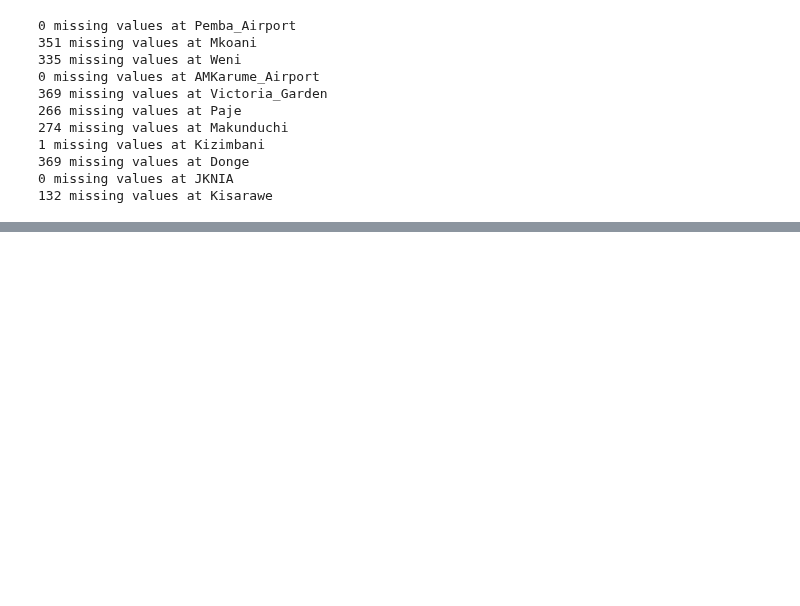
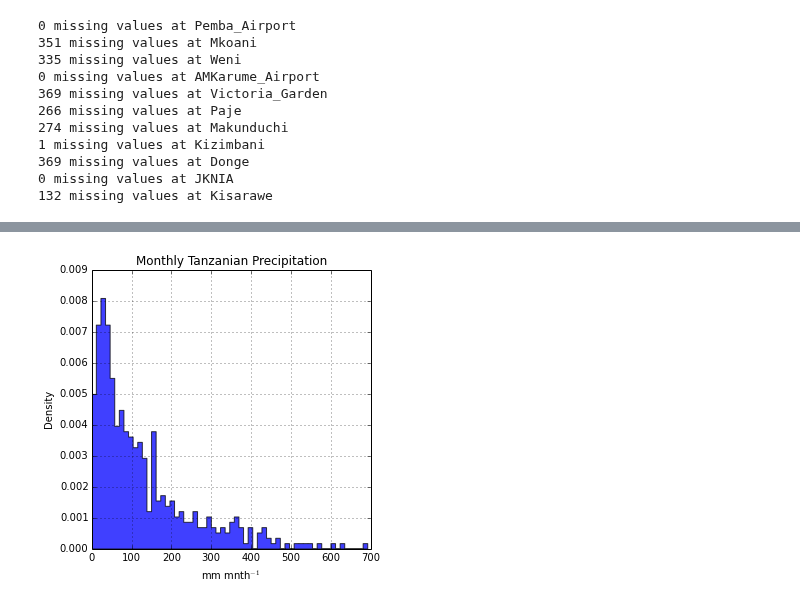
Before and after one commit to benlaken/Nbks, a Jupyter notebook: Precipitation_Tanzania.ipynb, the cells around one changed output, grey strips where cells are left out. Cells and saved outputs as stored; diff of their text form; code cells hidden in the pictures; blank space fills up the shorter version.

```diff
--- a/Precipitation_Tanzania.ipynb
+++ b/Precipitation_Tanzania.ipynb
@@ -22,5 +24,8 @@ tnz_dat.index = pd.date_range('19700101', '20111231', freq='M')   # Set a pd.tim
 # %%
 tmp = np.where(tnz_dat.Pemba_Airport < -10)                       # Find all points where missing value
 tnz_dat.Pemba_Airport[tmp[0]] = np.nan                               # Overwrite -99.0 with NAN
+# %%
+tnz_dat = tnz_dat.drop('mm', 1)
+tnz_dat = tnz_dat.drop('yyyy', 1)
 # %%
 sites=list(tnz_dat)  # List object of the site names
@@ -52,0 +99,21 @@ Object `print` not found.
+# %%
+#qmean.hist(bins=75)
+#tnz_dat.Pemba_Airport.apply(np.log).hist(bins=500)
+
+my_hist = plt.figure()
+my_hist.set_size_inches(5,5)        # Specify the output size
+ax1 = my_hist.add_subplot(111)        # Add an axis frame object to the plot (i.e. a pannel)
+
+
+# the histogram of the data
+n, bins, patches = ax1.hist(qmean, 60, normed=True, facecolor='blue', alpha=0.75,histtype='stepfilled')
+
+plt.xlabel(r'mm mnth$^{-1}$')
+plt.ylabel('Density')
+plt.title(r'Monthly Tanzanian Precipitation')
+#plt.axis([40, 160, 0, 0.03])
+plt.grid(True)
+
+plt.show()
+# %% [output]
+[figure, added]
```
Also changed, not shown: parts of 14 cells of this notebook.
